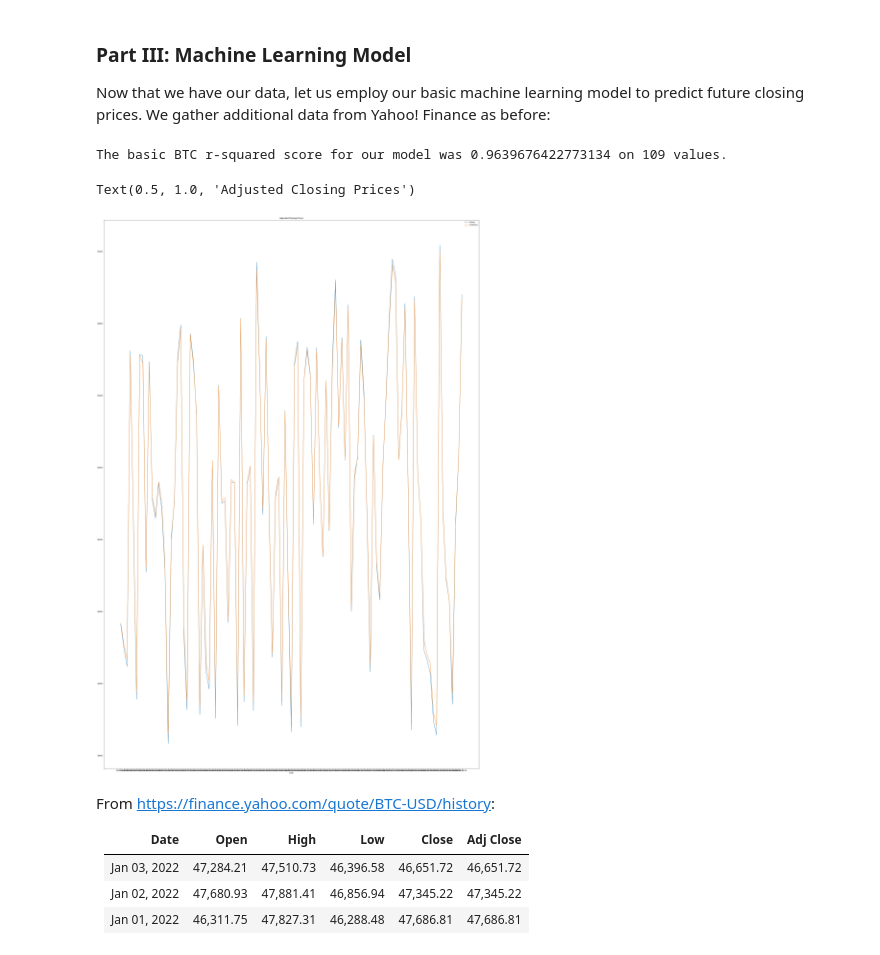
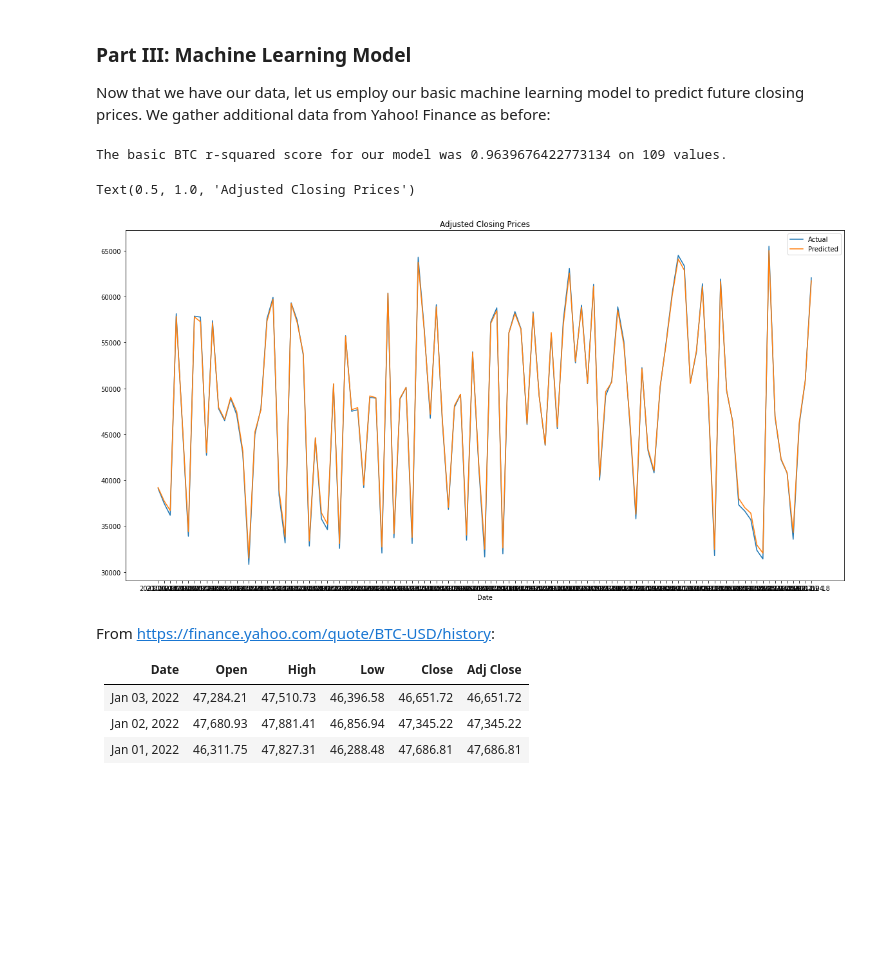
Before and after one commit to hmelendez001/Capstone-Project4-Udacity-Data-Scientist, a Jupyter notebook: Investment_and_Trading_Capstone.ipynb, the cells around one changed output. Drawn from its saved outputs; the diff is of its cells as text; code cells hidden in the pictures; blank space fills up the shorter version.

```diff
--- a/Investment_and_Trading_Capstone.ipynb
+++ b/Investment_and_Trading_Capstone.ipynb
@@ -745,33 +747,33 @@ Now that we have our data, let us employ our basic machine learning model to pre
 # %%
 #Split into explanatory and response variables
 X2_basic_btc = df_all[['Open', 'High', 'Low', 'Close', 'Adj Close']]
 y2_basic_btc = df_all['Adj Close Next Day']
 
 #Split into train and test
 X_train2_basic_btc, X_test2_basic_btc, y_train2_basic_btc, y_test2_basic_btc = train_test_split(X2_basic_btc, y2_basic_btc, test_size = .30, random_state=42)
 
 lm_basic_btc_model = make_pipeline(StandardScaler(with_mean=False), LinearRegression())
 lm_basic_btc_model.fit(X_train2_basic_btc, y_train2_basic_btc)
 
 #Predict and score the model
 y_test_preds2_basic_btc = lm_basic_btc_model.predict(X_test2_basic_btc)
 
 #Rsquared and y_test
 rsquared_score_basic_btc = r2_score(y_test2_basic_btc, y_test_preds2_basic_btc)#r2_score
 length_y_test_basic_btc = len(y_test2_basic_btc)#num in y_test
 
 print("The basic BTC r-squared score for our model was {} on {} values.".format(rsquared_score_basic_btc, length_y_test_basic_btc))
 
-plt.subplots(figsize=(40,60))
+plt.subplots(figsize=(20,10))
 plt.plot(df_all.iloc[X_test2_basic_btc.index]['Date_x'], df_all.iloc[X_test2_basic_btc.index]['Adj Close'], label = 'Actual')
 plt.plot(df_all.iloc[X_test2_basic_btc.index]['Date_x'], y_test_preds2_basic_btc, label = 'Predicted')
 plt.xlabel('Date')
 plt.legend()
 plt.title('Adjusted Closing Prices')
 # %% [output]
 The basic BTC r-squared score for our model was 0.9639676422773134 on 109 values.
 Text(0.5, 1.0, 'Adjusted Closing Prices')
-[figure, old version]
+[figure, new version]
 # %% [markdown]
 From https://finance.yahoo.com/quote/BTC-USD/history:
 
```
Also changed, not shown: parts of 29 cells of this notebook, 1 other file.
